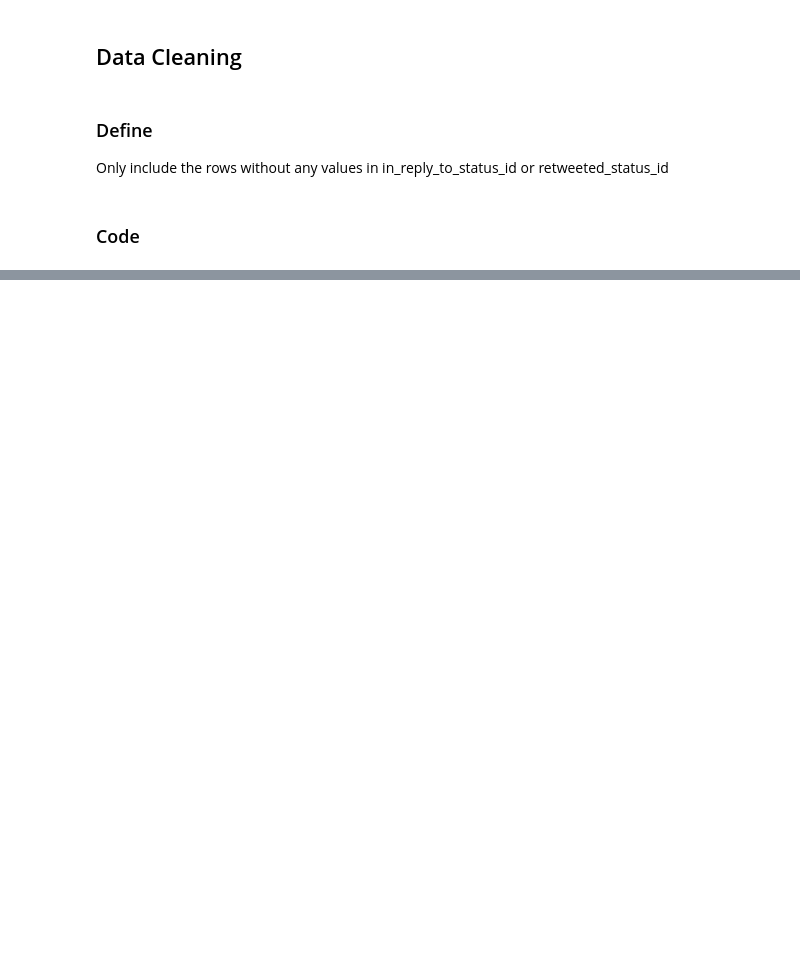
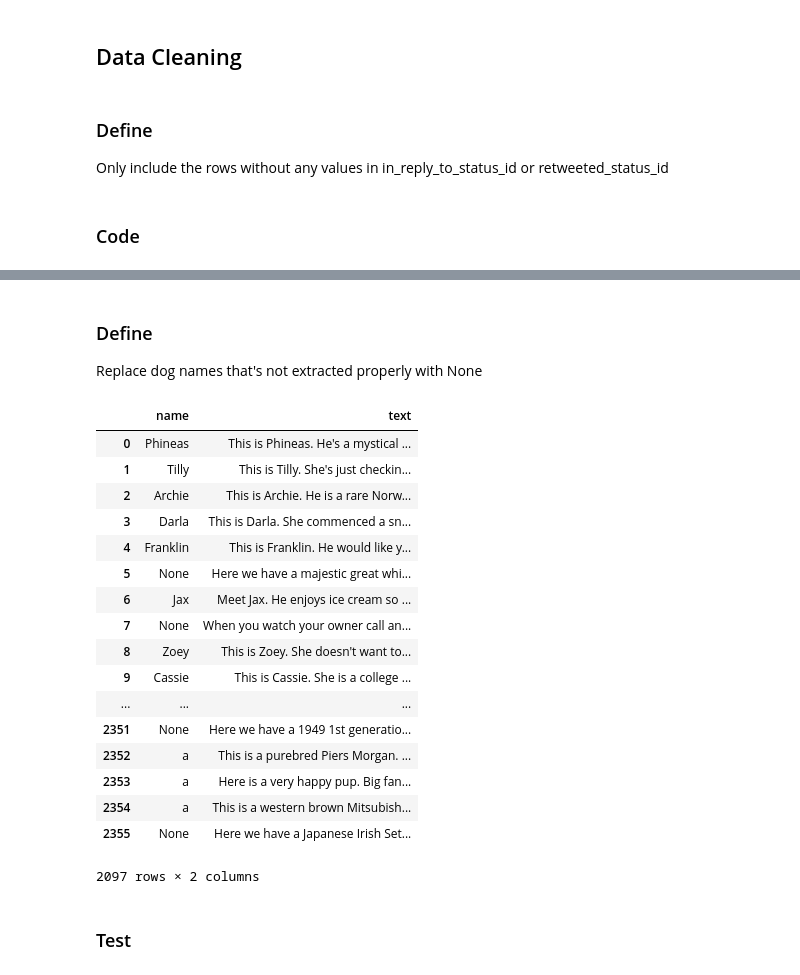
Before and after one commit to yujin-woo/WeRateDogs-twitter-analysis, a Jupyter notebook: wrd-data-wrangling.ipynb, the cells around one changed output, grey strips where cells are left out. Saved outputs shown, nothing was run; the diff lists cells and outputs as text; code cells hidden in the pictures; blank space fills up the shorter version.

Commit message:
Clean datasets and merge into a master dataset

```diff
--- a/wrd-data-wrangling.ipynb
+++ b/wrd-data-wrangling.ipynb
@@ -157,0 +218,3 @@ Only include the rows without any values in in_reply_to_status_id or retweeted_s
+# %%
+#change the data type of denomiator to float as well
+archive_clean.rating_denominator = archive_clean.rating_denominator.astype('float')
@@ -157,0 +228,3 @@ Only include the rows without any values in in_reply_to_status_id or retweeted_s
+# %%
+pd.set_option('display.max_colwidth', -1)
+archive_clean[(archive_clean.rating_numerator == 1) & (archive_clean.rating_denominator == 2)].text
@@ -157,0 +234,4 @@ Only include the rows without any values in in_reply_to_status_id or retweeted_s
+# %%
+archive_clean.rating_numerator.loc[archive_clean.text.str.contains("3 1/2")] = 9
+# %%
+archive_clean.rating_denominator.loc[archive_clean.text.str.contains("3 1/2")] = 10
@@ -157,0 +245,24 @@ Only include the rows without any values in in_reply_to_status_id or retweeted_s
+# %% [markdown]
+### Define
+Replace dog names that's not extracted properly with None
+# %%
+archive_clean[['name', 'text']]
+# %% [output]
+|  | name | text |
+| 0 | Phineas | This is Phineas. He's a mystical ... |
+| 1 | Tilly | This is Tilly. She's just checkin... |
+| 2 | Archie | This is Archie. He is a rare Norw... |
+| 3 | Darla | This is Darla. She commenced a sn... |
+| 4 | Franklin | This is Franklin. He would like y... |
+| 5 | None | Here we have a majestic great whi... |
+| 6 | Jax | Meet Jax. He enjoys ice cream so ... |
+| 7 | None | When you watch your owner call an... |
+| 8 | Zoey | This is Zoey. She doesn't want to... |
+| 9 | Cassie | This is Cassie. She is a college ... |
+| ... | ... | ... |
+| 2351 | None | Here we have a 1949 1st generatio... |
+| 2352 | a | This is a purebred Piers Morgan. ... |
+| 2353 | a | Here is a very happy pup. Big fan... |
+| 2354 | a | This is a western brown Mitsubish... |
+| 2355 | None | Here we have a Japanese Irish Set... |
+2097 rows × 2 columns
@@ -157,0 +271,2 @@ Only include the rows without any values in in_reply_to_status_id or retweeted_s
+# %% [markdown]
+### Test
```
Also changed, not shown: parts of 51 cells of this notebook, 2 other files.
